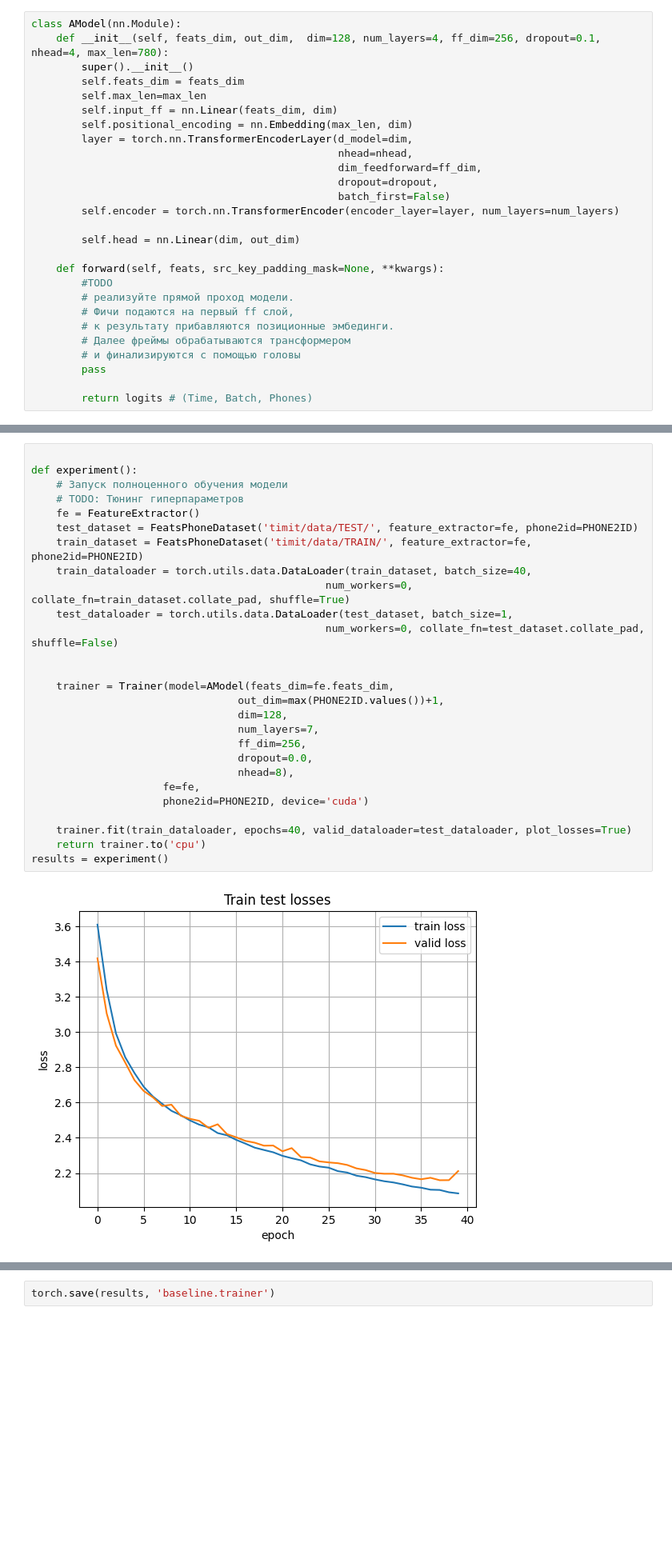
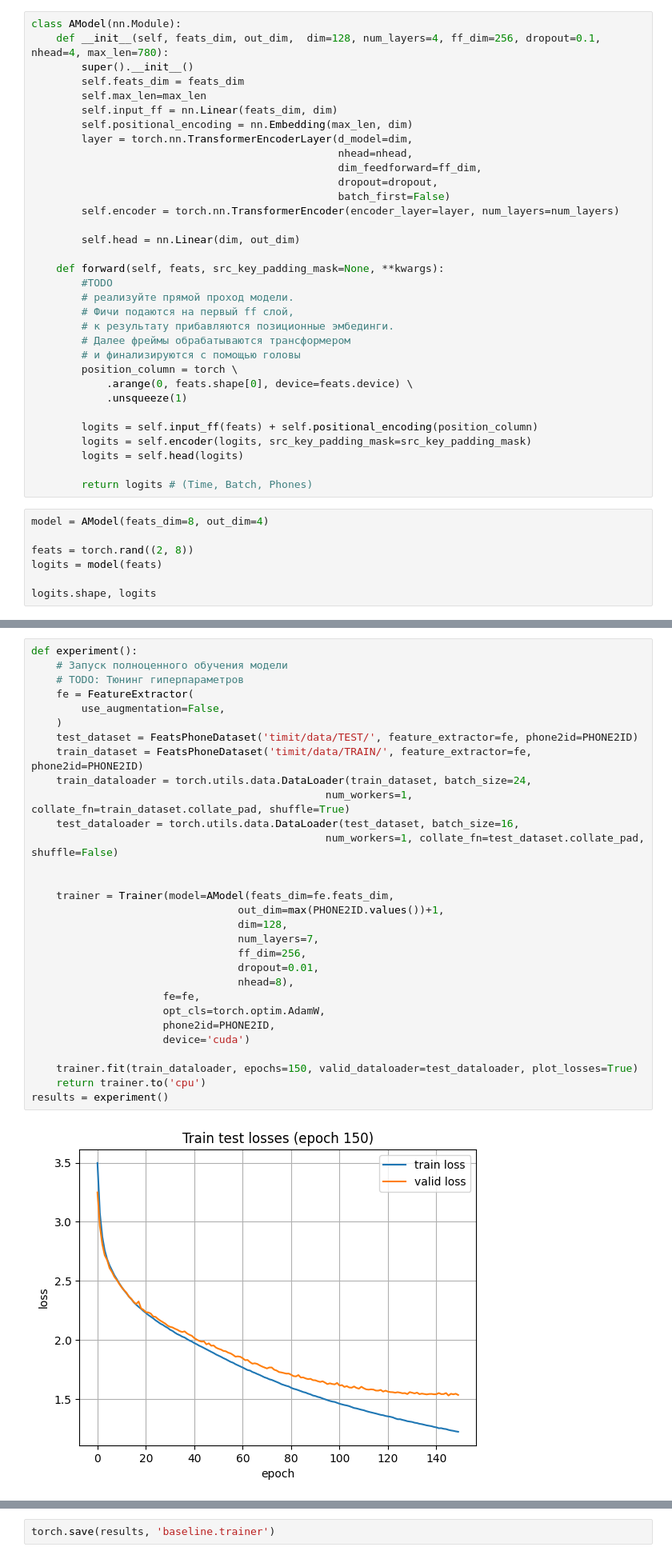
Before and after one commit to kolonist/asr_itmo_practice, a Jupyter notebook: asr_lab3.ipynb, the cells around one changed output, grey strips where cells are left out. Shown: that part at 80% size. Cells and saved outputs as stored; diff of their text form; blank space fills up the shorter version.

```diff
--- a/asr_lab3.ipynb
+++ b/asr_lab3.ipynb
@@ -397,6 +551,19 @@ class AModel(nn.Module):
         # к результату прибавляются позиционные эмбединги.
         # Далее фреймы обрабатываются трансформером
         # и финализируются с помощью головы
-        pass
+        position_column = torch \
+            .arange(0, feats.shape[0], device=feats.device) \
+            .unsqueeze(1)
+
+        logits = self.input_ff(feats) + self.positional_encoding(position_column)
+        logits = self.encoder(logits, src_key_padding_mask=src_key_padding_mask)
+        logits = self.head(logits)
 
         return logits # (Time, Batch, Phones)
+# %%
+model = AModel(feats_dim=8, out_dim=4)
+
+feats = torch.rand((2, 8))
+logits = model(feats)
+
+logits.shape, logits
@@ -521,29 +741,32 @@ overfit_one_batch_check()
 # %%
-
 def experiment():
     # Запуск полноценного обучения модели
     # TODO: Тюнинг гиперпараметров
-    fe = FeatureExtractor()
+    fe = FeatureExtractor(
+        use_augmentation=False,
+    )
     test_dataset = FeatsPhoneDataset('timit/data/TEST/', feature_extractor=fe, phone2id=PHONE2ID)
     train_dataset = FeatsPhoneDataset('timit/data/TRAIN/', feature_extractor=fe, phone2id=PHONE2ID)
-    train_dataloader = torch.utils.data.DataLoader(train_dataset, batch_size=40,
-                                               num_workers=0, collate_fn=train_dataset.collate_pad, shuffle=True)
-    test_dataloader = torch.utils.data.DataLoader(test_dataset, batch_size=1,
-                                               num_workers=0, collate_fn=test_dataset.collate_pad, shuffle=False)
+    train_dataloader = torch.utils.data.DataLoader(train_dataset, batch_size=24,
+                                               num_workers=1, collate_fn=train_dataset.collate_pad, shuffle=True)
+    test_dataloader = torch.utils.data.DataLoader(test_dataset, batch_size=16,
+                                               num_workers=1, collate_fn=test_dataset.collate_pad, shuffle=False)
 
 
     trainer = Trainer(model=AModel(feats_dim=fe.feats_dim,
                                  out_dim=max(PHONE2ID.values())+1,
                                  dim=128,
                                  num_layers=7,
                                  ff_dim=256,
-                                 dropout=0.0,
+                                 dropout=0.01,
                                  nhead=8),
                      fe=fe,
-                     phone2id=PHONE2ID, device='cuda')
+                     opt_cls=torch.optim.AdamW,
+                     phone2id=PHONE2ID,
+                     device='cuda')
 
-    trainer.fit(train_dataloader, epochs=40, valid_dataloader=test_dataloader, plot_losses=True)
+    trainer.fit(train_dataloader, epochs=150, valid_dataloader=test_dataloader, plot_losses=True)
     return trainer.to('cpu')
 results = experiment()
 # %% [output]
-[figure, old version]
+[figure, new version]
```
Also changed, not shown: parts of 24 cells of this notebook.
